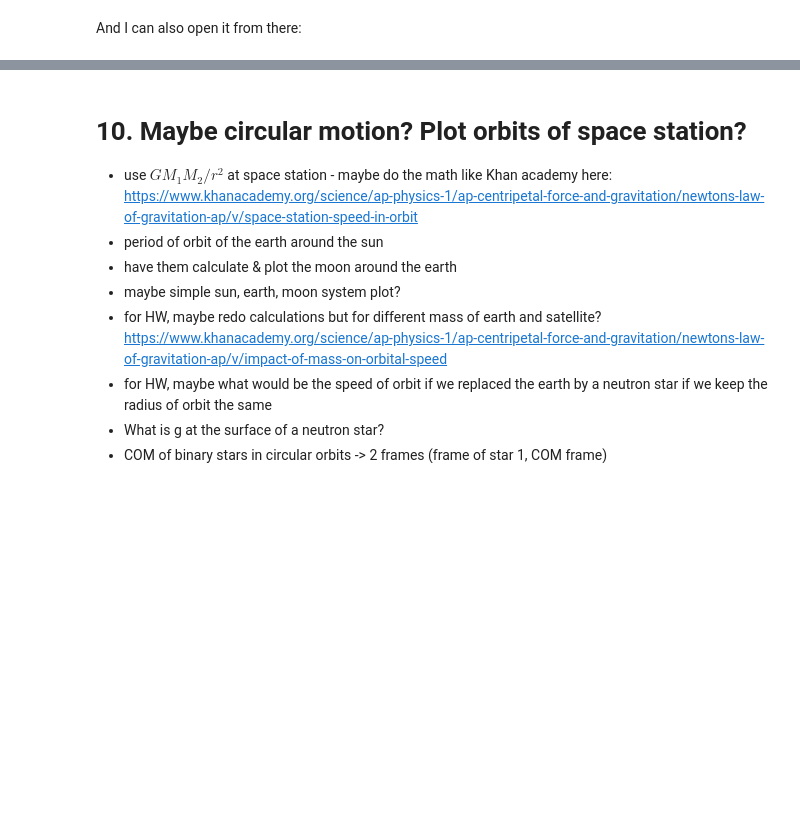
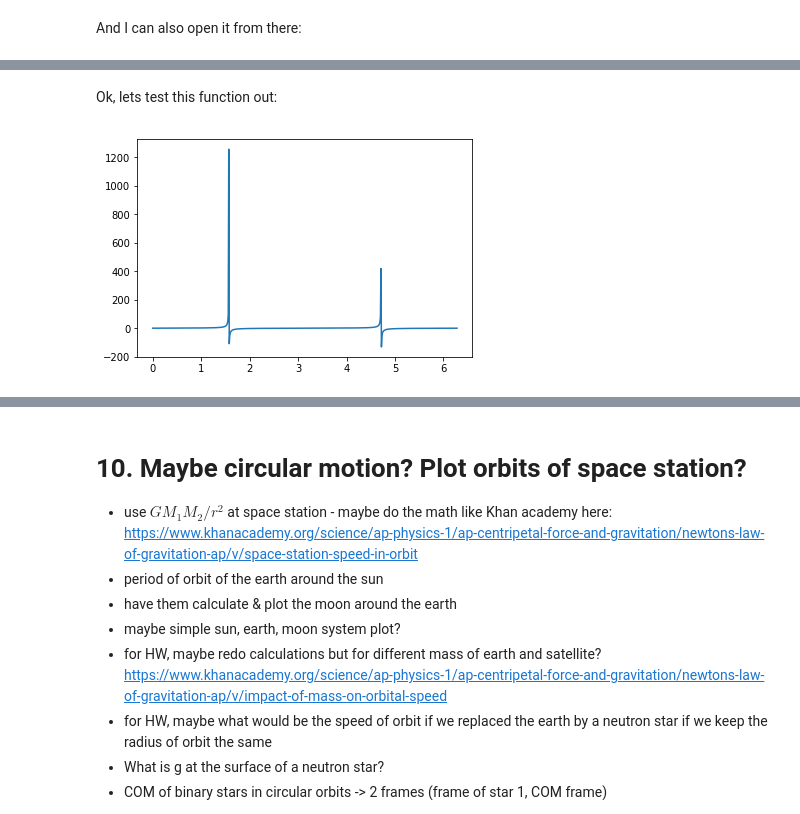
Before and after one commit to jnaiman/csci-p-14110, a Jupyter notebook: lesson01/_introToPython_notes_lesson01.ipynb, the cells around one changed output, grey strips where cells are left out. Saved outputs shown, nothing was run; the diff lists cells and outputs as text; code cells hidden in the pictures; blank space fills up the shorter version.

```diff
--- a/lesson01/_introToPython_notes_lesson01.ipynb
+++ b/lesson01/_introToPython_notes_lesson01.ipynb
@@ -679,0 +783,16 @@ bonus bonus: what ways can you plot functions of 2 variables? How would you figu
+# %%
+# Define the plotting function
+def makeplot(funcname):
+
+    # Define the x array using numpy
+    x=np.arange(0, 2*np.pi, 0.01)
+
+    # Check if the user entered the sin, cos, or tan function
+    if funcname=='sin':
+        plt.plot(x, np.sin(x))
+    elif funcname=='cos':
+        plt.plot(x, np.cos(x))
+    elif funcname=='tan':
+        plt.plot(x, np.tan(x))
+    else:
+        print("Unrecognized function "+str(funcname))
@@ -679,0 +811,7 @@ bonus bonus: what ways can you plot functions of 2 variables? How would you figu
+# %% [markdown]
+Ok, lets test this function out:
+# %%
+makeplot('tan')
+# try a few others!
+# %% [output]
+[figure, added]
```
Also changed, not shown: parts of 29 cells of this notebook, 1 other file.
